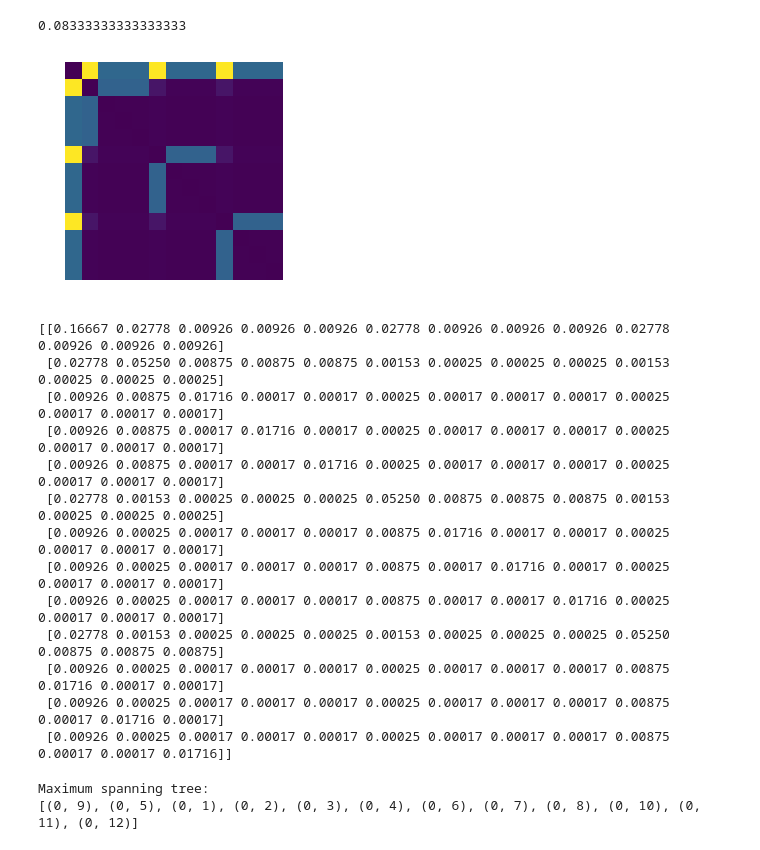
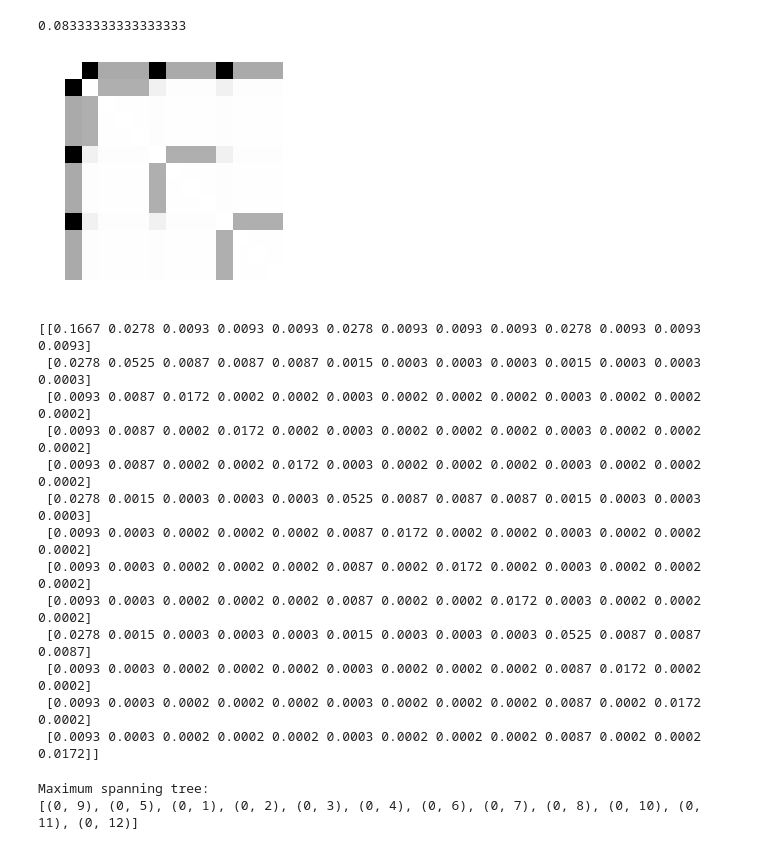
Before and after one commit to aleveren/ucsd-research, a Jupyter notebook: simple-hier-topic-model/topic_cooccurrence.ipynb, the cells around one changed output. Cells and saved outputs as stored; diff of their text form; code cells hidden in the pictures.

```diff
--- a/simple-hier-topic-model/topic_cooccurrence.ipynb
+++ b/simple-hier-topic-model/topic_cooccurrence.ipynb
@@ -75,30 +75,31 @@ def calc_cooccurrence_matrix(alpha_leaves, alpha_depths, branching_factors):
 # %%
 R = calc_cooccurrence_matrix(
     alpha_leaves = 0.01,
     alpha_depths = 1.0,
     branching_factors = [3, 3])
 
 fig, ax = plt.subplots()
-plt.imshow(without_diag(R))
+plt.imshow(without_diag(R), cmap='gray_r')
+#plt.gcf().colorbar()
 plt.axis('off');
 # %% [output]
-[figure, old version]
+[figure, new version]
 # %%
-niceprint(R, precision=5)
+niceprint(R, precision=4)
 # %% [output]
-[[0.16667 0.02778 0.00926 0.00926 0.00926 0.02778 0.00926 0.00926 0.00926 0.02778 0.00926 0.00926 0.00926]
- [0.02778 0.05250 0.00875 0.00875 0.00875 0.00153 0.00025 0.00025 0.00025 0.00153 0.00025 0.00025 0.00025]
- [0.00926 0.00875 0.01716 0.00017 0.00017 0.00025 0.00017 0.00017 0.00017 0.00025 0.00017 0.00017 0.00017]
- [0.00926 0.00875 0.00017 0.01716 0.00017 0.00025 0.00017 0.00017 0.00017 0.00025 0.00017 0.00017 0.00017]
- [0.00926 0.00875 0.00017 0.00017 0.01716 0.00025 0.00017 0.00017 0.00017 0.00025 0.00017 0.00017 0.00017]
- [0.02778 0.00153 0.00025 0.00025 0.00025 0.05250 0.00875 0.00875 0.00875 0.00153 0.00025 0.00025 0.00025]
- [0.00926 0.00025 0.00017 0.00017 0.00017 0.00875 0.01716 0.00017 0.00017 0.00025 0.00017 0.00017 0.00017]
- [0.00926 0.00025 0.00017 0.00017 0.00017 0.00875 0.00017 0.01716 0.00017 0.00025 0.00017 0.00017 0.00017]
- [0.00926 0.00025 0.00017 0.00017 0.00017 0.00875 0.00017 0.00017 0.01716 0.00025 0.00017 0.00017 0.00017]
- [0.02778 0.00153 0.00025 0.00025 0.00025 0.00153 0.00025 0.00025 0.00025 0.05250 0.00875 0.00875 0.00875]
- [0.00926 0.00025 0.00017 0.00017 0.00017 0.00025 0.00017 0.00017 0.00017 0.00875 0.01716 0.00017 0.00017]
- [0.00926 0.00025 0.00017 0.00017 0.00017 0.00025 0.00017 0.00017 0.00017 0.00875 0.00017 0.01716 0.00017]
- [0.00926 0.00025 0.00017 0.00017 0.00017 0.00025 0.00017 0.00017 0.00017 0.00875 0.00017 0.00017 0.01716]]
+[[0.1667 0.0278 0.0093 0.0093 0.0093 0.0278 0.0093 0.0093 0.0093 0.0278 0.0093 0.0093 0.0093]
+ [0.0278 0.0525 0.0087 0.0087 0.0087 0.0015 0.0003 0.0003 0.0003 0.0015 0.0003 0.0003 0.0003]
+ [0.0093 0.0087 0.0172 0.0002 0.0002 0.0003 0.0002 0.0002 0.0002 0.0003 0.0002 0.0002 0.0002]
+ [0.0093 0.0087 0.0002 0.0172 0.0002 0.0003 0.0002 0.0002 0.0002 0.0003 0.0002 0.0002 0.0002]
+ [0.0093 0.0087 0.0002 0.0002 0.0172 0.0003 0.0002 0.0002 0.0002 0.0003 0.0002 0.0002 0.0002]
+ [0.0278 0.0015 0.0003 0.0003 0.0003 0.0525 0.0087 0.0087 0.0087 0.0015 0.0003 0.0003 0.0003]
+ [0.0093 0.0003 0.0002 0.0002 0.0002 0.0087 0.0172 0.0002 0.0002 0.0003 0.0002 0.0002 0.0002]
+ [0.0093 0.0003 0.0002 0.0002 0.0002 0.0087 0.0002 0.0172 0.0002 0.0003 0.0002 0.0002 0.0002]
+ [0.0093 0.0003 0.0002 0.0002 0.0002 0.0087 0.0002 0.0002 0.0172 0.0003 0.0002 0.0002 0.0002]
+ [0.0278 0.0015 0.0003 0.0003 0.0003 0.0015 0.0003 0.0003 0.0003 0.0525 0.0087 0.0087 0.0087]
+ [0.0093 0.0003 0.0002 0.0002 0.0002 0.0003 0.0002 0.0002 0.0002 0.0087 0.0172 0.0002 0.0002]
+ [0.0093 0.0003 0.0002 0.0002 0.0002 0.0003 0.0002 0.0002 0.0002 0.0087 0.0002 0.0172 0.0002]
+ [0.0093 0.0003 0.0002 0.0002 0.0002 0.0003 0.0002 0.0002 0.0002 0.0087 0.0002 0.0002 0.0172]]
 # %%
 def to_weighted_graph(X, weight_func = None):
     if weight_func is None:
```
Also changed, not shown: parts of 15 cells of this notebook.
